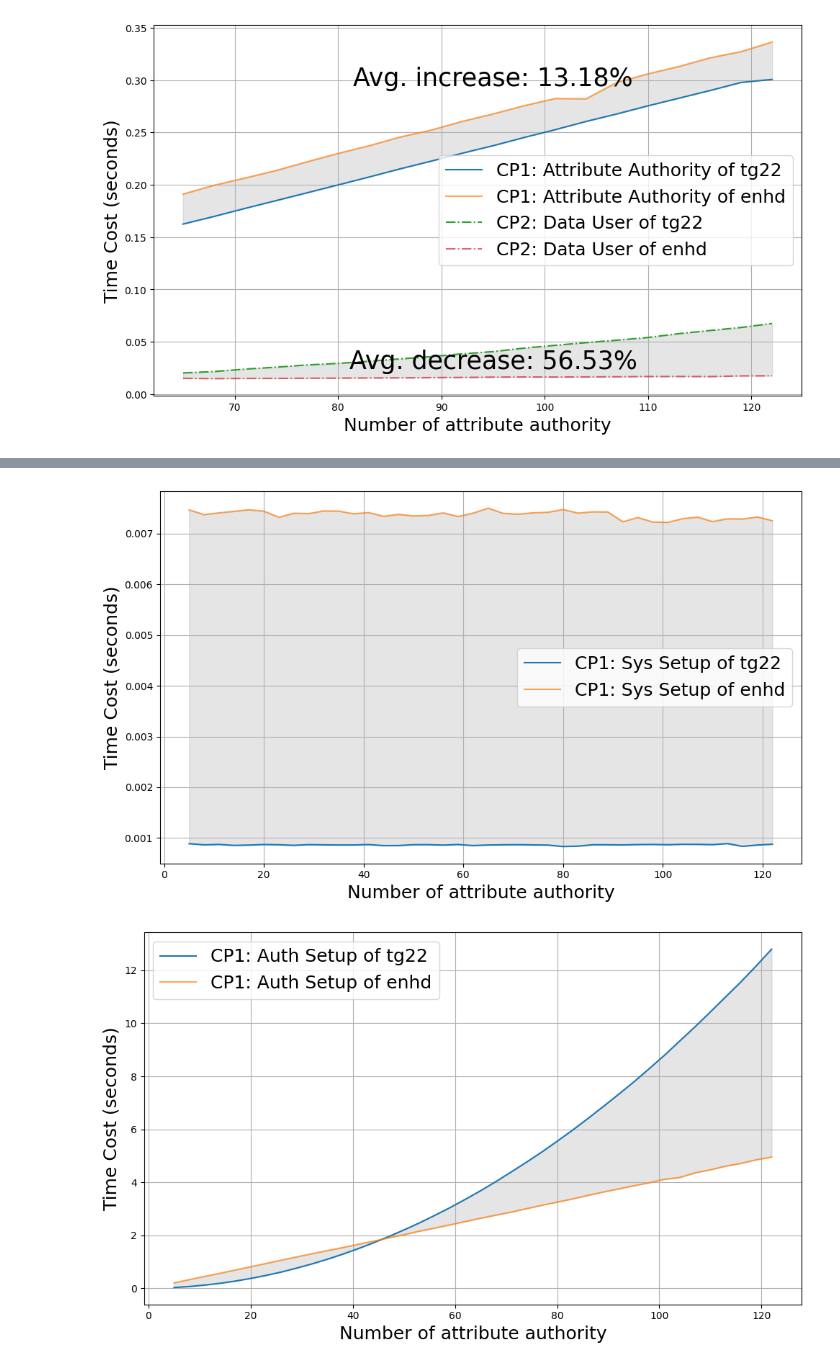
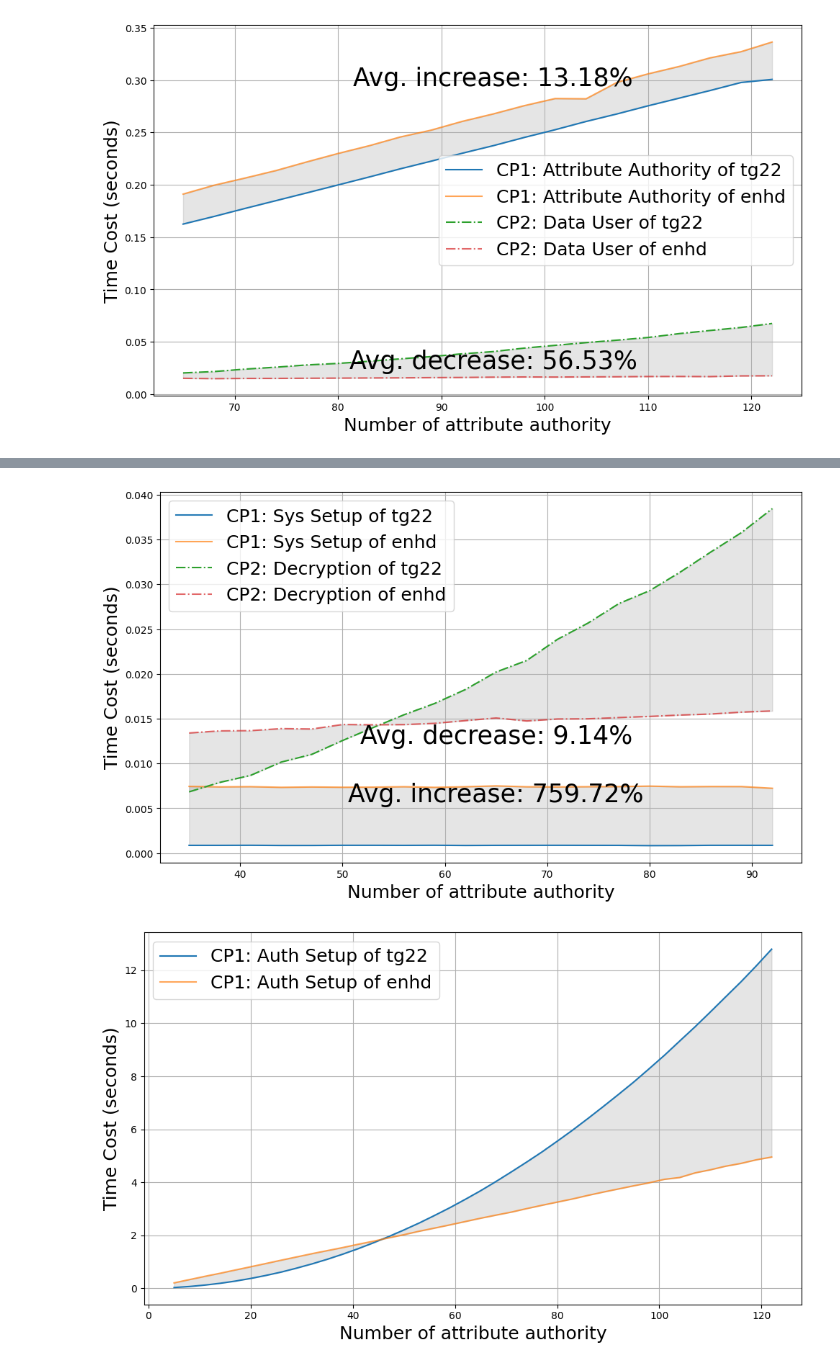
Before and after one commit to Guy1m0/Attack-on-IPPE, a Jupyter notebook: MJ18vsTG22vsOurs.ipynb, the cells around one changed output, grey strips where cells are left out. Cells and saved outputs as stored; diff of their text form; code cells hidden in the pictures.

```diff
--- a/MJ18vsTG22vsOurs.ipynb
+++ b/MJ18vsTG22vsOurs.ipynb
@@ -164,7 +272,7 @@ def benchmark(assump_size, n, datasets):
     # datasets[str(k)]['n']=data
     # datasets[str(k)]['seq'].append(data)
 # %%
-for n in range(5,126,3):
+for n in range(5,36,3):
     datasets = benchmark(2, n, datasets)
 # %% [output]
 ---------------------------------------------------------
@@ -186,0 +295,3 @@ Enhd sys cost:  43.50165367126465
+# %%
+for n in range(5,36,3):
+    datasets = benchmark_k([1], 2, n, datasets)
@@ -317,14 +450,7 @@ def time_cost(k, xs, scheme, labels):
 
     ret = []
 
-    if 'Attribute Authority' in labels:
-        ret.append(aa)
 
-    if 'Data Owner' in labels:
-        ret.append(do)
-
-    if 'Data User' in labels:
-        ret.append(du)
 
     if 'Sys Setup' in labels:
         ret.append(sys)
@@ -335,6 +461,15 @@ def time_cost(k, xs, scheme, labels):
     if 'Key Gen' in labels:
         ret.append(kg)
 
+    if 'Attribute Authority' in labels:
+        ret.append(aa)
+
+    if 'Data Owner' in labels or 'Encryption' in labels:
+        ret.append(do)
+
+    if 'Data User' in labels or 'Decryption' in labels:
+        ret.append(du)
+
     return ret
 # %% [markdown]
 ### Detail (Entity & Step)
@@ -402,3 +522,16 @@ for y, y_ in zip(time_cost(k, xs, schemes[0],labels), time_cost(k, xs, schemes[1
 plot_comp_detail(xs, ys, comp_ys, labels, schemes)
 # %% [output]
 [figure]
+# %%
+labels = ['Key Gen','Encryption']
+schemes = ['tg22','enhd']
+xs = range(5,35,3)
+k = 2
+ys = []
+comp_ys = []
+
+for y, y_ in zip(time_cost(k, xs, schemes[0],labels), time_cost(k, xs, schemes[1],labels)):
+    ys.append(y)
+    comp_ys.append(y_)
+
+plot_comp_detail(xs, ys, comp_ys, labels, schemes)
@@ -405,18 +540,18 @@ plot_comp_detail(xs, ys, comp_ys, labels, schemes)
 # %%
-labels = ['Sys Setup']
+labels = ['Sys Setup','Decryption']
 schemes = ['tg22','enhd']
-xs = range(5,125,3)
+xs = range(35,95,3)
 k = 2
 ys = []
 comp_ys = []
 
 for y, y_ in zip(time_cost(k, xs, schemes[0],labels), time_cost(k, xs, schemes[1],labels)):
     ys.append(y)
     comp_ys.append(y_)
 
-plot_comp_detail(xs, ys, comp_ys, labels, schemes, show = False)
+plot_comp_detail(xs, ys, comp_ys, labels, schemes)
 # %% [output]
-[figure, old version]
+[figure, new version]
 # %%
 labels = ['Auth Setup']
 schemes = ['tg22','enhd']
```
Also changed, not shown: parts of 12 cells of this notebook, 9 other files.
